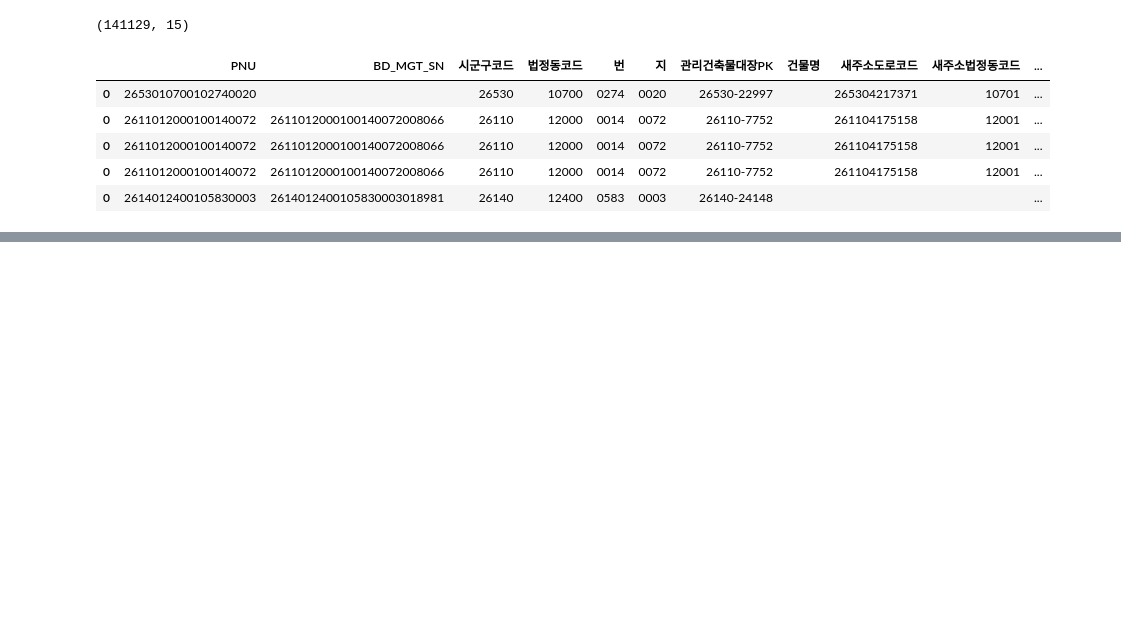
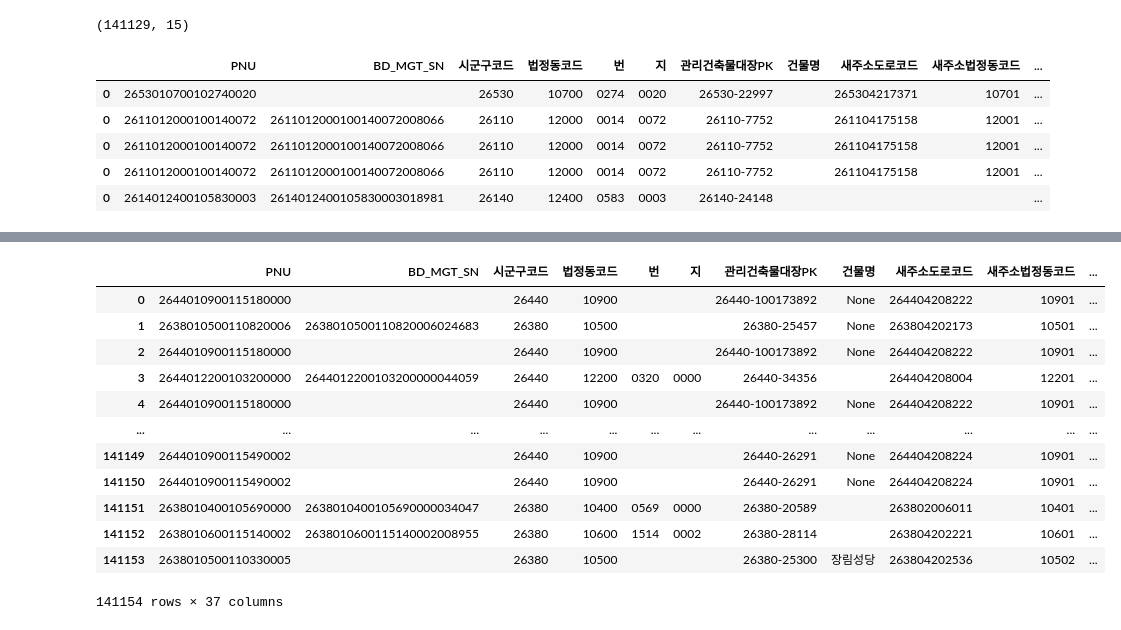
Before and after one commit to givemetarte/dask-bigdata-tutorial, a Jupyter notebook: merge-flooding-data.ipynb, the cells around one changed output, grey strips where cells are left out. Cells and saved outputs as stored; diff of their text form; code cells hidden in the pictures; blank space fills up the shorter version.

```diff
--- a/merge-flooding-data.ipynb
+++ b/merge-flooding-data.ipynb
@@ -212,0 +235,3 @@ busan_building.head()
+# %%
+df = pd.read_csv("kisti-flooding-data.csv", encoding="utf-8", dtype=str, keep_default_na=False)
+df.head()
@@ -212,0 +246,16 @@ busan_building.head()
+# %%
+df[~df["주택가격"].isnull()]
+# %% [output]
+|  | PNU | BD_MGT_SN | 시군구코드 | 법정동코드 | 번 | 지 | 관리건축물대장PK | 건물명 | 새주소도로코드 | 새주소법정동코드 | ... |
+| 0 | 2644010900115180000 |  | 26440 | 10900 |  |  | 26440-100173892 | None | 264404208222 | 10901 | ... |
+| 1 | 2638010500110820006 | 2638010500110820006024683 | 26380 | 10500 |  |  | 26380-25457 | None | 263804202173 | 10501 | ... |
+| 2 | 2644010900115180000 |  | 26440 | 10900 |  |  | 26440-100173892 | None | 264404208222 | 10901 | ... |
+| 3 | 2644012200103200000 | 2644012200103200000044059 | 26440 | 12200 | 0320 | 0000 | 26440-34356 |  | 264404208004 | 12201 | ... |
+| 4 | 2644010900115180000 |  | 26440 | 10900 |  |  | 26440-100173892 | None | 264404208222 | 10901 | ... |
+| ... | ... | ... | ... | ... | ... | ... | ... | ... | ... | ... | ... |
+| 141149 | 2644010900115490002 |  | 26440 | 10900 |  |  | 26440-26291 | None | 264404208224 | 10901 | ... |
+| 141150 | 2644010900115490002 |  | 26440 | 10900 |  |  | 26440-26291 | None | 264404208224 | 10901 | ... |
+| 141151 | 2638010400105690000 | 2638010400105690000034047 | 26380 | 10400 | 0569 | 0000 | 26380-20589 |  | 263802006011 | 10401 | ... |
+| 141152 | 2638010600115140002 | 2638010600115140002008955 | 26380 | 10600 | 1514 | 0002 | 26380-28114 |  | 263804202221 | 10601 | ... |
+| 141153 | 2638010500110330005 |  | 26380 | 10500 |  |  | 26380-25300 | 장림성당 | 263804202536 | 10502 | ... |
+141154 rows × 37 columns
```
Also changed, not shown: parts of 16 cells of this notebook, 1 other file.
